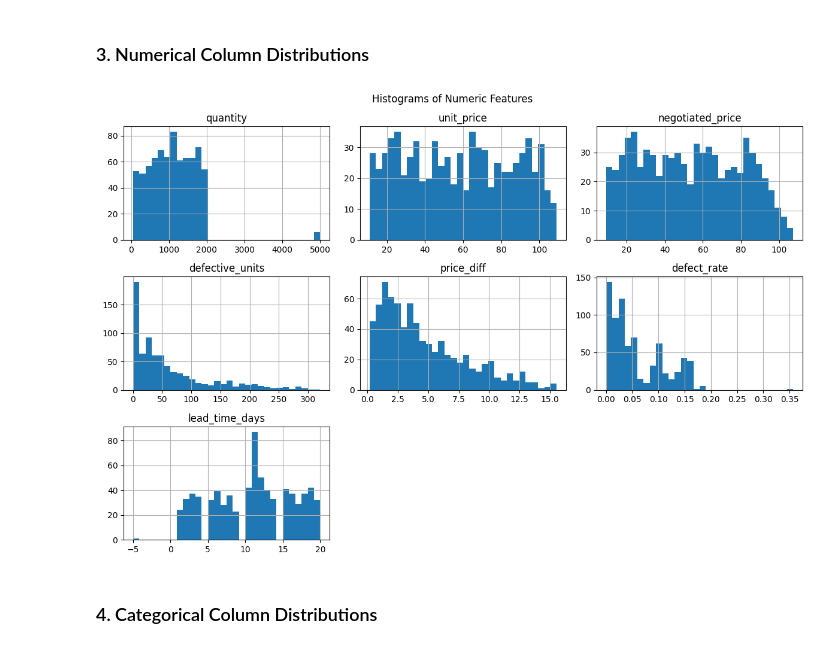
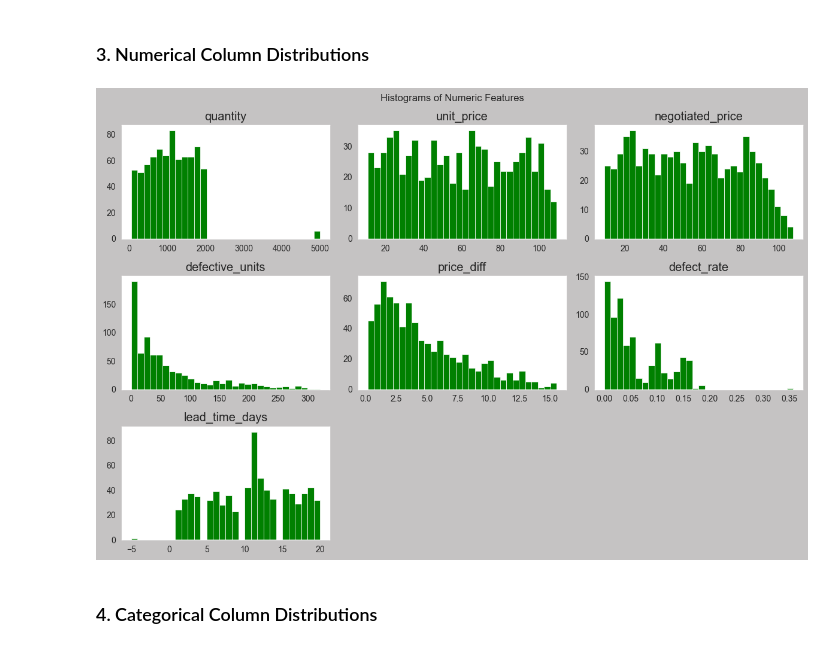
Before and after one commit to Bdowdle4/Dowdle_Analytics_Capstone, a Jupyter notebook: Notebooks/EDA.ipynb, the cells around one changed output. Cells and saved outputs as stored; diff of their text form; code cells hidden in the pictures.

```diff
--- a/Notebooks/EDA.ipynb
+++ b/Notebooks/EDA.ipynb
@@ -58,7 +59,8 @@ df['order_quarter'] = df['order_date'].dt.to_period('Q')
 price_diff_trend = df.groupby('order_quarter')['price_diff'].mean().reset_index()
 price_diff_trend['order_quarter'] = price_diff_trend['order_quarter'].astype(str)
 
-sns.lineplot(data=price_diff_trend, x='order_quarter', y='price_diff')
+sns.set_style("darkgrid", {"axes.facecolor": "#c5c3c3"})
+sns.lineplot(data=price_diff_trend, x='order_quarter', y='price_diff', color='blue')
 plt.title("Average Price Difference by Quarter")
 plt.xlabel("Order Quarter")
 plt.ylabel("Price Difference ($)")
@@ -70,7 +72,7 @@ plt.show()
 defect_trend = df.groupby('order_quarter')['defect_rate'].mean().reset_index()
 defect_trend['order_quarter'] = defect_trend['order_quarter'].astype(str)
 
-sns.lineplot(data=defect_trend, x='order_quarter', y='defect_rate')
+sns.lineplot(data=defect_trend, x='order_quarter', y='defect_rate', color='blue')
 plt.title("Average Defect Rate by Quarter")
 plt.xlabel("Order Quarter")
 plt.ylabel("Defect Rate")
@@ -85,13 +87,15 @@ plt.show()
 # %%
 numeric_cols = ['quantity', 'unit_price', 'negotiated_price', 'defective_units', 'price_diff', 'defect_rate', 'lead_time_days']
 
 # Histograms
-df[numeric_cols].hist(bins=30, figsize=(12, 8))
+fig = df[numeric_cols].hist(bins=30, figsize=(12, 8), color='green', grid=False)
+fig[0][0].figure.set_facecolor("#c5c3c3")
+sns.set_style({"axes.facecolor": 'white'})
 plt.suptitle("Histograms of Numeric Features")
 plt.tight_layout()
 plt.show()
 # %% [output]
-[figure, old version]
+[figure, new version]
 # %% [markdown]
 ### 4. Categorical Column Distributions
 # %%
```
Also changed, not shown: parts of 5 cells of this notebook.
